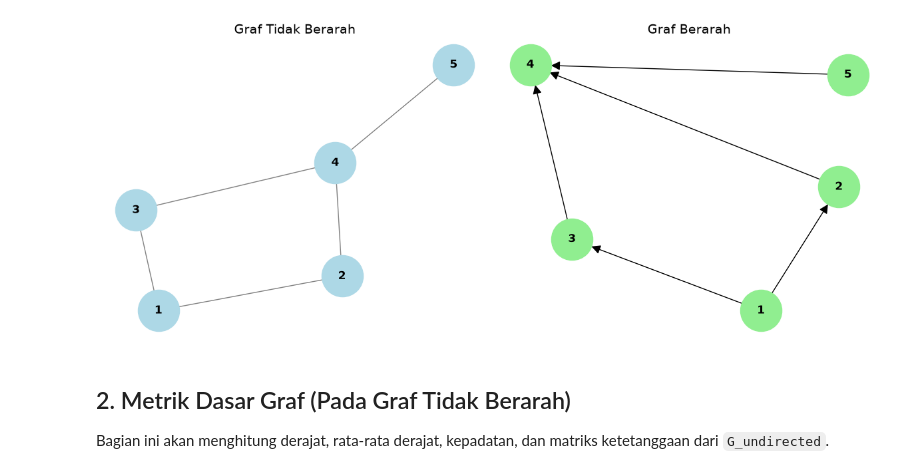
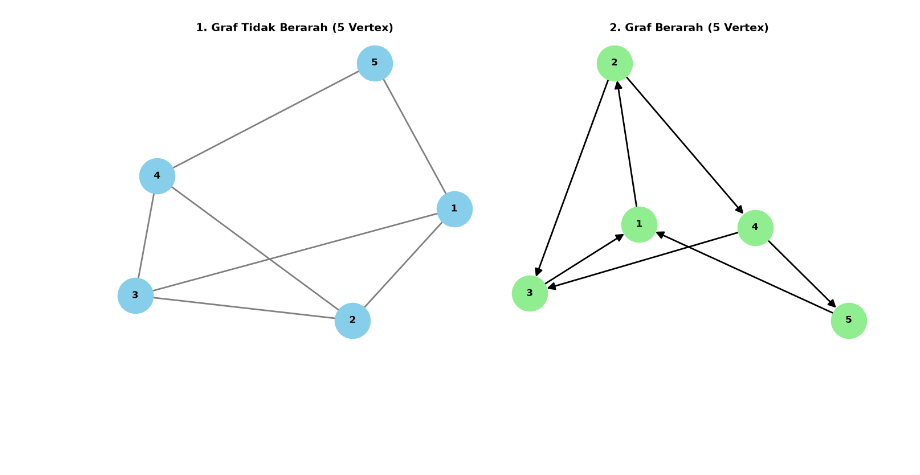
Before and after one commit to Angger23-155/ppw, a Jupyter notebook: ppw/graf.ipynb, the cells around one changed output. Saved outputs shown, nothing was run; the diff lists cells and outputs as text; code cells hidden in the pictures; blank space fills up the shorter version.

Commit message:
finalisasi graph

```diff
--- a/ppw/graf.ipynb
+++ b/ppw/graf.ipynb
@@ -5,41 +15,40 @@ Dokumen ini memuat implementasi **Graf Tidak Berarah (Undirected Graph)** dan **
 # %%
 import networkx as nx
 import matplotlib.pyplot as plt
 import collections
 
-# ==========================================
-# 1. Pembuatan Graf
-# ==========================================
-fig, axes = plt.subplots(nrows=1, ncols=2, figsize=(12, 5))
+# Inisialisasi Kanvas Visualisasi Side-by-Side
+fig, axes = plt.subplots(nrows=1, ncols=2, figsize=(14, 6))
 
-# --- Graf Tidak Berarah ---
+# 1. Graf Tidak Berarah (Undirected Graph - 5 Vertex)
 G_undirected = nx.Graph()
-edges_undirected = [(1, 2), (1, 3), (2, 4), (3, 4), (4, 5)]
+nodes = [1, 2, 3, 4, 5]
+edges_undirected = [(1, 2), (1, 3), (2, 3), (2, 4), (3, 4), (4, 5), (5, 1)]
+G_undirected.add_nodes_from(nodes)
 G_undirected.add_edges_from(edges_undirected)
-pos_undirected = nx.spring_layout(G_undirected, seed=42)
 
-axes[0].set_title("Graf Tidak Berarah", fontsize=14)
-nx.draw(G_undirected, pos_undirected, ax=axes[0],
-        with_labels=True, node_color='lightblue',
-        node_size=2000, font_size=12, font_weight='bold',
-        edge_color='gray')
+pos_u = nx.spring_layout(G_undirected, seed=42)
+axes[0].set_title("1. Graf Tidak Berarah (5 Vertex)", fontsize=14, fontweight='bold')
+nx.draw(G_undirected, pos_u, ax=axes[0],
+        with_labels=True, node_color='skyblue', node_size=2000,
+        font_size=12, font_weight='bold', edge_color='gray', width=2)
 
-# --- Graf Berarah ---
+
+# 2. Graf Berarah (Directed Graph - 5 Vertex)
+# Dibuat Strongly Connected agar Average Shortest Path Length dapat dihitung
 G_directed = nx.DiGraph()
-edges_directed = [(1, 2), (1, 3), (2, 4), (3, 4), (5, 4)]
+edges_directed = [(1, 2), (2, 3), (3, 1), (2, 4), (4, 3), (4, 5), (5, 1)]
+G_directed.add_nodes_from(nodes)
 G_directed.add_edges_from(edges_directed)
-pos_directed = nx.spring_layout(G_directed, seed=42)
 
-axes[1].set_title("Graf Berarah", fontsize=14)
-nx.draw(G_directed, pos_directed, ax=axes[1],
-        with_labels=True, node_color='lightgreen',
-        node_size=2000, font_size=12, font_weight='bold',
-        edge_color='black', arrows=True, arrowsize=20)
+pos_d = nx.spring_layout(G_directed, seed=42)
+axes[1].set_title("2. Graf Berarah (5 Vertex)", fontsize=14, fontweight='bold')
+nx.draw(G_directed, pos_d, ax=axes[1],
+        with_labels=True, node_color='lightgreen', node_size=2000,
+        font_size=12, font_weight='bold', edge_color='black',
+        arrows=True, arrowsize=20, width=2)
 
 plt.tight_layout()
 plt.show()
 # %% [output]
-[figure, old version]
+[figure, new version]
-# %% [markdown]
-## 2. Metrik Dasar Graf (Pada Graf Tidak Berarah)
-Bagian ini akan menghitung derajat, rata-rata derajat, kepadatan, dan matriks ketetanggaan dari `G_undirected`.
```
Also changed, not shown: parts of 12 cells of this notebook.
